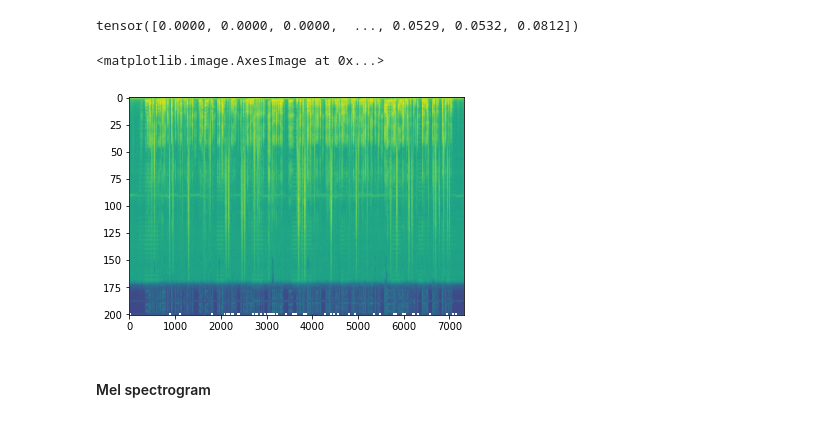
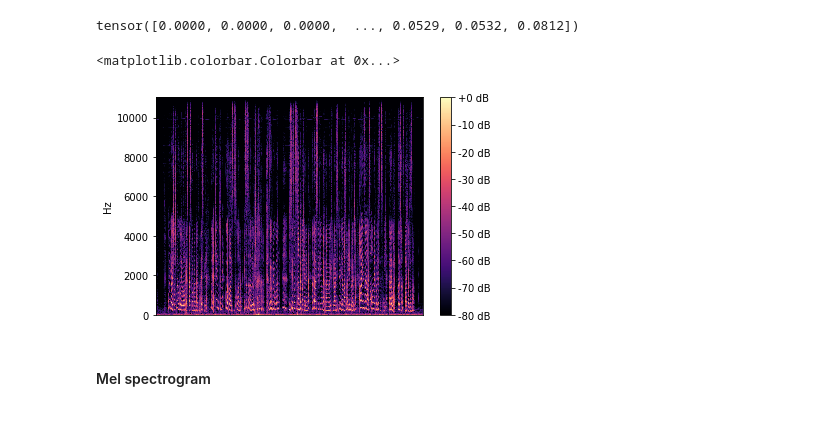
Before and after one commit to DuyguA/AudioLM-day, a Jupyter notebook: Part I - Audio Basics.ipynb, the cells around one changed output. Saved outputs shown, nothing was run; the diff lists cells and outputs as text; code cells hidden in the pictures.

```diff
--- a/Part I - Audio Basics.ipynb
+++ b/Part I - Audio Basics.ipynb
@@ -119,12 +119,15 @@ torch.Size([201, 7321])
 spectrogram[0]
 # %% [output]
 tensor([0.0000, 0.0000, 0.0000,  ..., 0.0529, 0.0532, 0.0812])
-# %%
-plt.figure()
-plt.imshow(spectrogram.log2().numpy(), cmap='viridis', aspect='auto')
-# %% [output]
-<matplotlib.image.AxesImage at 0x...>
-[figure, removed]
+# %%
+plt.figure()
+y, sr = librosa.load("duygu_test.wav")
+D = librosa.amplitude_to_db(np.abs(librosa.stft(y)), ref=np.max)
+librosa.display.specshow(D, y_axis='linear')
+plt.colorbar(format='%+2.0f dB')
+# %% [output]
+<matplotlib.colorbar.Colorbar at 0x...>
+[figure, added]
 # %% [markdown]
 #### Mel spectrogram
 # %%
```
